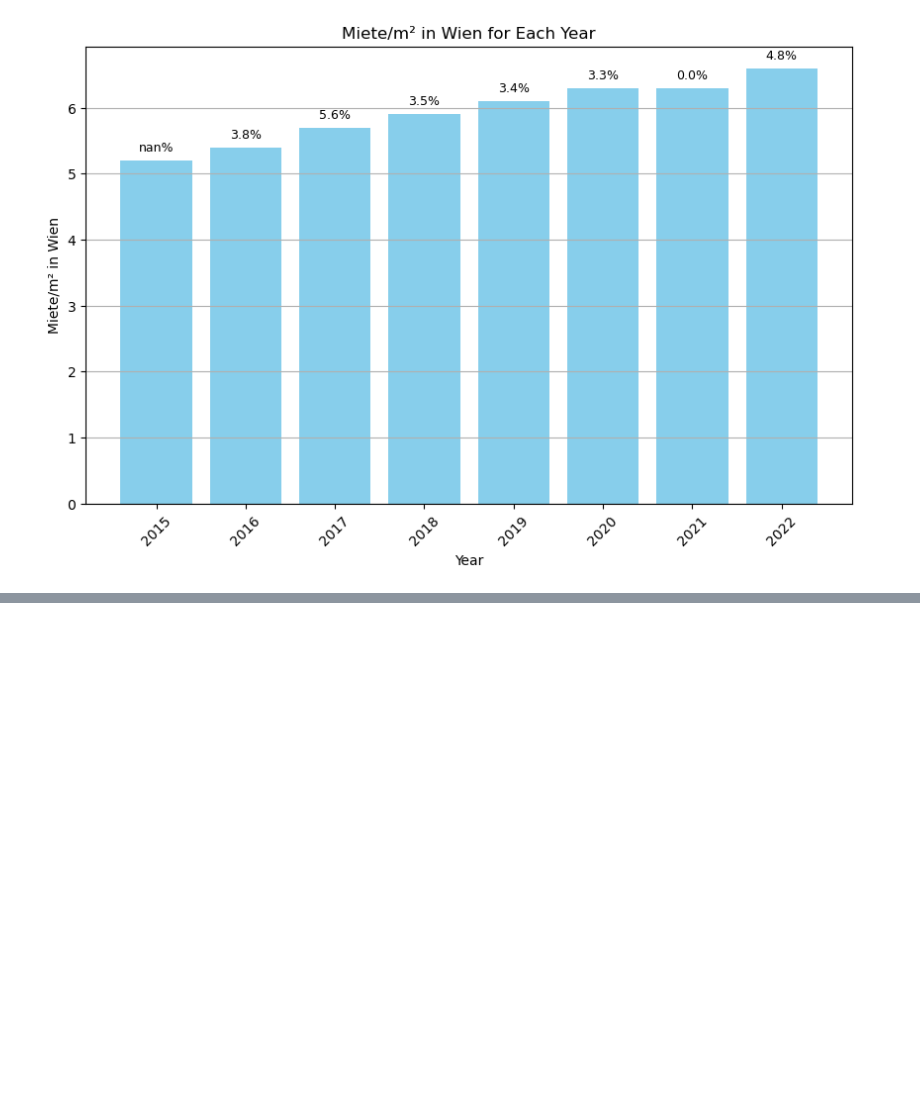
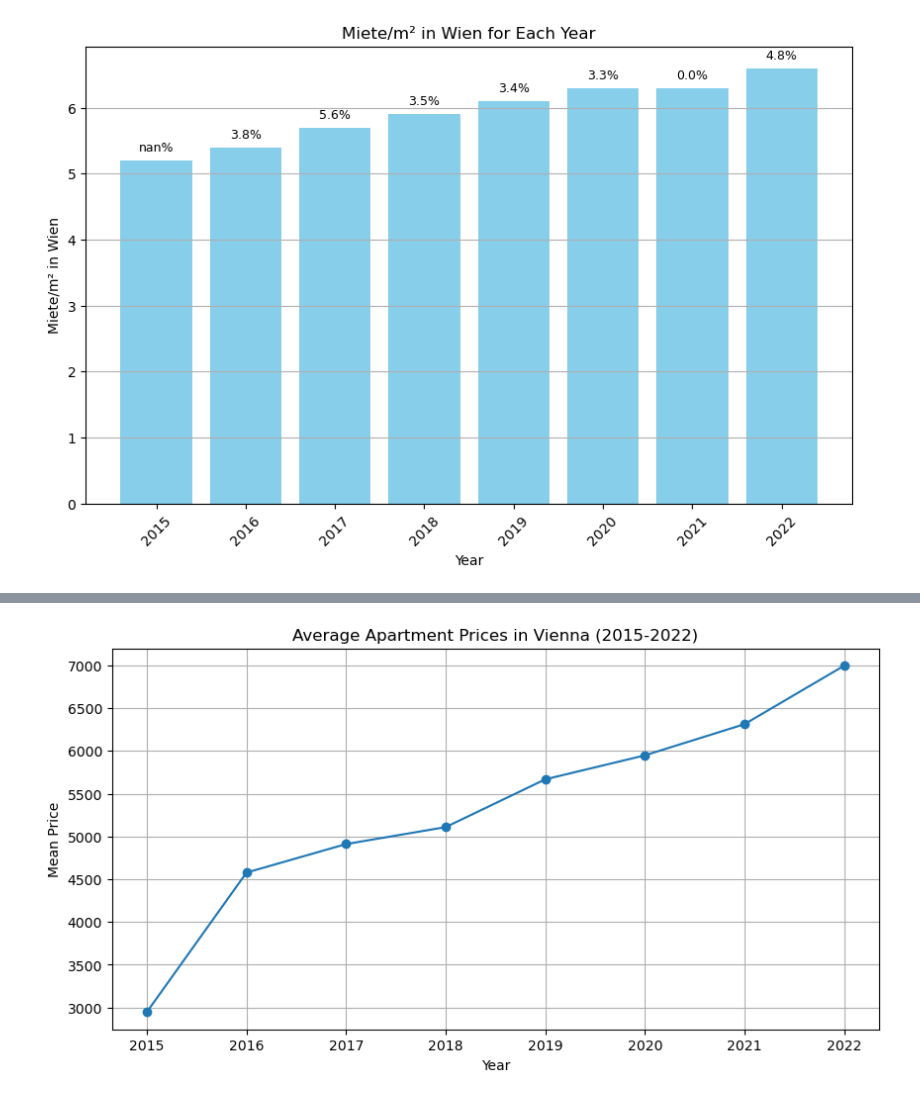
Before and after one commit to markusKoppensteiner1998/immocheck, a Jupyter notebook: ImmoCheck.ipynb, the cells around one changed output, grey strips where cells are left out. Cells and saved outputs as stored; diff of their text form; code cells hidden in the pictures; blank space fills up the shorter version.

Commit message:
Added real estate prices from 2015 to 2022

```diff
--- a/ImmoCheck.ipynb
+++ b/ImmoCheck.ipynb
@@ -262,0 +265,14 @@ plt.show()
+# %%
+import pandas as pd
+
+# Datei einlesen und den spezifischen Reiter "Wien" laden
+file_path = './statistik austria/Wohnungspreise2016.ods'
+
+# Den ODS-Reader verwenden und den Reiter "Wien" laden
+df_wien = pd.read_excel(file_path, engine='odf', sheet_name='Wien', header=[3, 4])
+
+# Unnötige Spalten entfernen, falls erforderlich
+df_wien = df_wien.dropna(axis=1, how='all')
+
+# Ergebnis anzeigen
+print(df_wien.head())
@@ -262,0 +297,11 @@ plt.show()
+# %%
+# Letzte Spalte identifizieren
+last_column = df_wien.columns[-1]
+
+# Konvertiere die Spalte in einen numerischen Datentyp (falls nötig)
+df_wien[last_column] = pd.to_numeric(df_wien[last_column], errors='coerce')
+
+# Mittelwert berechnen
+mean_value = df_wien[last_column].mean()
+
+print(f"Der Mittelwert der letzten Spalte '{last_column[1]}' beträgt: {mean_value}")
@@ -262,0 +386,11 @@ plt.show()
+# %%
+# Plot the mean values per year
+plt.figure(figsize=(10, 5))
+plt.plot(results_df['Year'], results_df['Mean'], marker='o', linestyle='-')
+plt.title('Average Apartment Prices in Vienna (2015-2022)')
+plt.xlabel('Year')
+plt.ylabel('Mean Price')
+plt.grid(True)
+plt.show()
+# %% [output]
+[figure, added]
```
Also changed, not shown: parts of 9 cells of this notebook, 8 other files.
